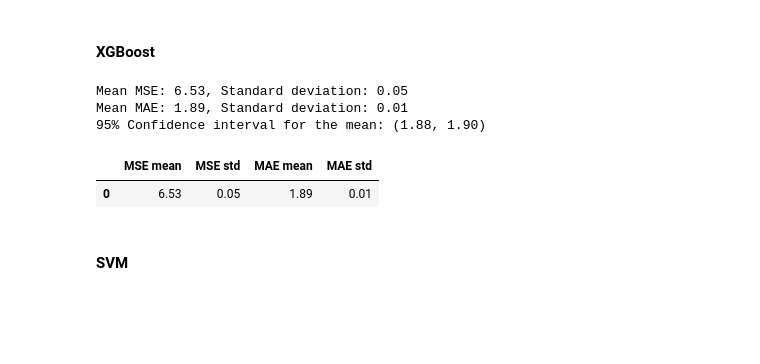
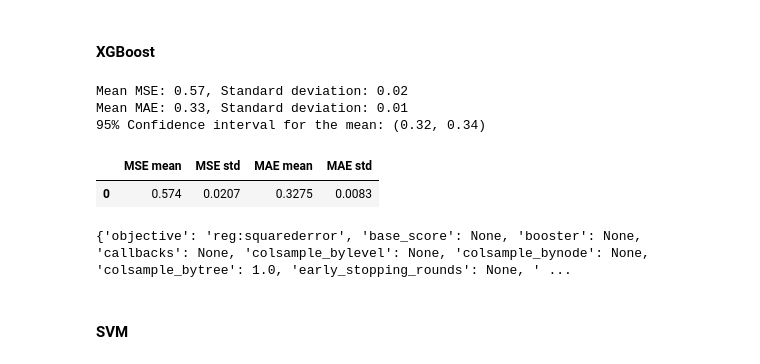
Before and after one commit to rokrajher/uozp-bicikelj, a Jupyter notebook: notebook.ipynb, the cells around one changed output. Cells and saved outputs as stored; diff of their text form; code cells hidden in the pictures; blank space fills up the shorter version.

```diff
--- a/notebook.ipynb
+++ b/notebook.ipynb
@@ -139,10 +203,10 @@ def display_cv_scores(scores, n_folds=5):
     # r2_scores = scores[2]
 
     # Calculate the mean and standard deviation of the scores for each metric
-    mse_mean = np.mean(mse_scores).round(2)
-    mse_std = np.std(mse_scores).round(2)
-    mae_mean = np.mean(mae_scores).round(2)
-    mae_std = np.std(mae_scores).round(2)
+    mse_mean = np.mean(mse_scores).round(4)
+    mse_std = np.std(mse_scores).round(4)
+    mae_mean = np.mean(mae_scores).round(4)
+    mae_std = np.std(mae_scores).round(4)
     # r2_mean = np.mean(r2_scores)
     # r2_std = np.std(r2_scores)
     t_value = stats.t.ppf(1-0.025, n_folds-1)  # t-value for 95% confidence interval
@@ -236,10 +305,12 @@ params = {
     'max_iter': [1000, 5000, 10000]
 }
 
-best_model_lasso = get_best_model(model, X_train, y_train, params)
+# best_model_lasso = get_best_model(model, X_train, y_train, params)
 
-scores = cross_validation(best_model_lasso,X_train,y_train)
+# scores = cross_validation(best_model_lasso,X_train,y_train)
 
-data_lasso = display_cv_scores(scores)
+# data_lasso = display_cv_scores(scores)
 
-best_model_lasso.fit(X_train, y_train)
+# best_model_lasso.fit(X_train, y_train)
+
+# print(best_model_lasso.get_params())
@@ -312,33 +411,42 @@ KeyboardInterrupt:
 # %% [markdown]
 #### XGBoost
 # %%
+pass
 import xgboost as xgb
 
 # convert data into xgb DMatrix
 X_train_xgb = xgb.DMatrix(X_train, label=y_train)
 X_test_xgb = xgb.DMatrix(X_test)
 
 params = {
-    'max_depth': [3, 4, 5],
-    'learning_rate': [0.1, 0.01],
-    'n_estimators': [50, 100, 150],
-    'colsample_bytree': [0.5, 0.7, 1.0],
-    'subsample': [0.5, 0.7, 1.0]
+    # 'max_depth': [3],# [3, 4, 5],
+    # 'learning_rate': [0.1],# [0.1, 0.01],
+    # 'n_estimators': [100],# [50, 100, 150],
+    # 'colsample_bytree': [0.7],# [0.5, 0.7, 1.0],
+    # 'subsample': [0.7]# [0.5, 0.7, 1.0]
+    'max_depth': [7],
+    'learning_rate': [0.1],
+    'n_estimators': [250],
+    'colsample_bytree': [1.0],
+    'subsample': [0.7]
 }
 
 xgb_model = xgb.XGBRegressor()
 
-best_model = get_best_model(xgb_model, X_train, y_train, params)
+best_model_xgb = get_best_model(xgb_model, X_train, y_train, params)
 
-scores = cross_validation(best_model,X_train,y_train)
+scores = cross_validation(best_model_xgb,X_train,y_train)
 
 data_XGB = display_cv_scores(scores)
+
+print(best_model_xgb.get_params())
 # %% [output]
-Mean MSE: 6.53, Standard deviation: 0.05
-Mean MAE: 1.89, Standard deviation: 0.01
-95% Confidence interval for the mean: (1.88, 1.90)
+Mean MSE: 0.57, Standard deviation: 0.02
+Mean MAE: 0.33, Standard deviation: 0.01
+95% Confidence interval for the mean: (0.32, 0.34)
 |  | MSE mean | MSE std | MAE mean | MAE std |
-| 0 | 6.53 | 0.05 | 1.89 | 0.01 |
+| 0 | 0.574 | 0.0207 | 0.3275 | 0.0083 |
+{'objective': 'reg:squarederror', 'base_score': None, 'booster': None, 'callbacks': None, 'colsample_bylevel': None, 'colsample_bynode': None, 'colsample_bytree': 1.0, 'early_stopping_rounds': None, ' ...
 # %% [markdown]
 #### SVM
 # %%
```
Also changed, not shown: parts of 23 cells of this notebook.
